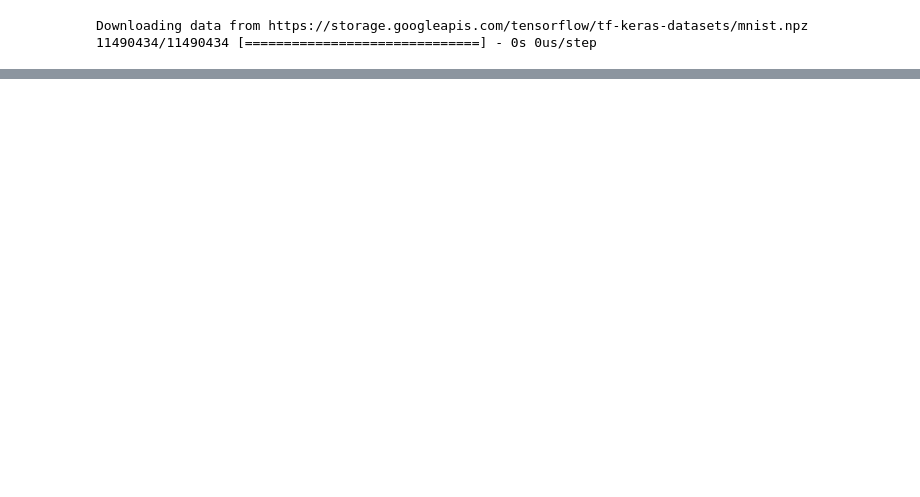
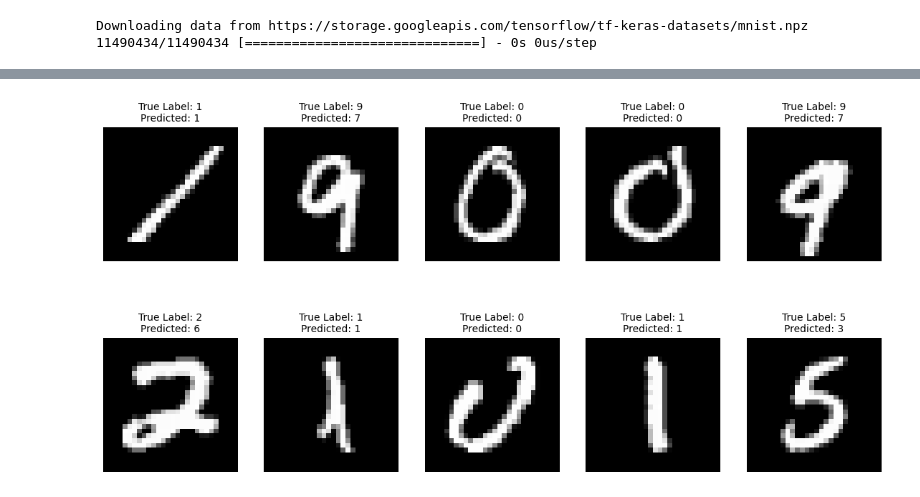
Before and after one commit to Nikita-devel/DS_Hw8, a Jupyter notebook: GoIT_HW_8_new.ipynb, the cells around one changed output, grey strips where cells are left out. Cells and saved outputs as stored; diff of their text form; code cells hidden in the pictures; blank space fills up the shorter version.

```diff
--- a/GoIT_HW_8_new.ipynb
+++ b/GoIT_HW_8_new.ipynb
@@ -179,0 +167,20 @@ import matplotlib.pyplot as plt
+# %%
+# Тестування моделі на тестових даних
+num_test_images = 10
+test_indices = random.sample(range(len(x_test)), num_test_images)
+test_images = x_test[test_indices]
+test_labels = y_test[test_indices]
+
+predictions = neural_net(test_images)
+predicted_labels = np.argmax(predictions.numpy(), axis=1)
+# %%
+# Виведення зображень та випишіть поруч відповідь нейромережі
+plt.figure(figsize=(14, 7))
+for i in range(num_test_images):
+    plt.subplot(2, 5, i+1)
+    plt.imshow(np.reshape(test_images[i], [28, 28]), cmap='gray')
+    plt.title(f"True Label: {test_labels[i]}\nPredicted: {predicted_labels[i]}", fontsize=10)
+    plt.axis('off')
+plt.show()
+# %% [output]
+[figure, added]
```
Also changed, not shown: parts of 7 cells of this notebook.
